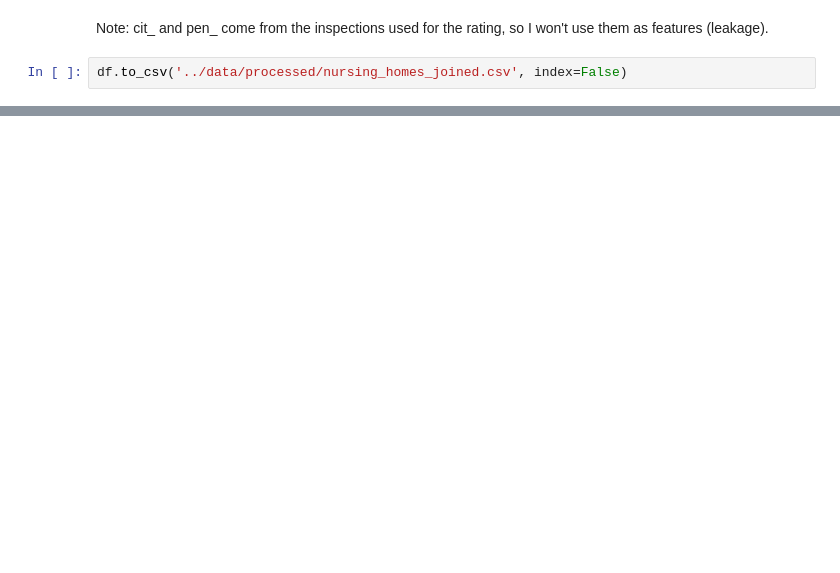
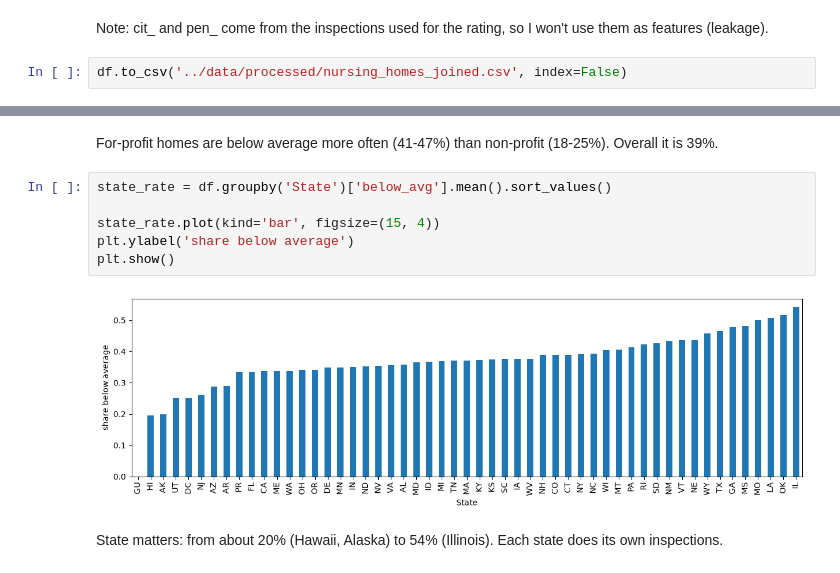
Before and after one commit to khusan2006/nursing-home-rating-ml, a Jupyter notebook: notebooks/mlda_cw1.ipynb, the cells around one changed output, grey strips where cells are left out. Drawn from its saved outputs; the diff is of its cells as text; blank space fills up the shorter version.

```diff
--- a/notebooks/mlda_cw1.ipynb
+++ b/notebooks/mlda_cw1.ipynb
@@ -92,0 +354,12 @@ df.to_csv('../data/processed/nursing_homes_joined.csv', index=False)
+# %% [markdown]
+For-profit homes are below average more often (41-47%) than non-profit (18-25%). Overall it is 39%.
+# %%
+state_rate = df.groupby('State')['below_avg'].mean().sort_values()
+
+state_rate.plot(kind='bar', figsize=(15, 4))
+plt.ylabel('share below average')
+plt.show()
+# %% [output]
+[figure, added]
+# %% [markdown]
+State matters: from about 20% (Hawaii, Alaska) to 54% (Illinois). Each state does its own inspections.
```
Also changed, not shown: parts of 86 cells of this notebook.
